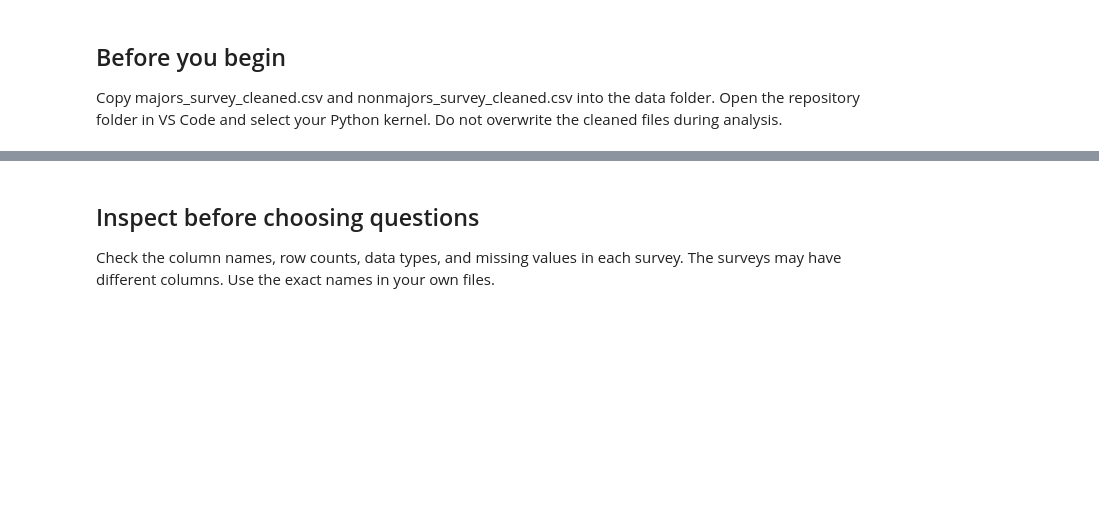
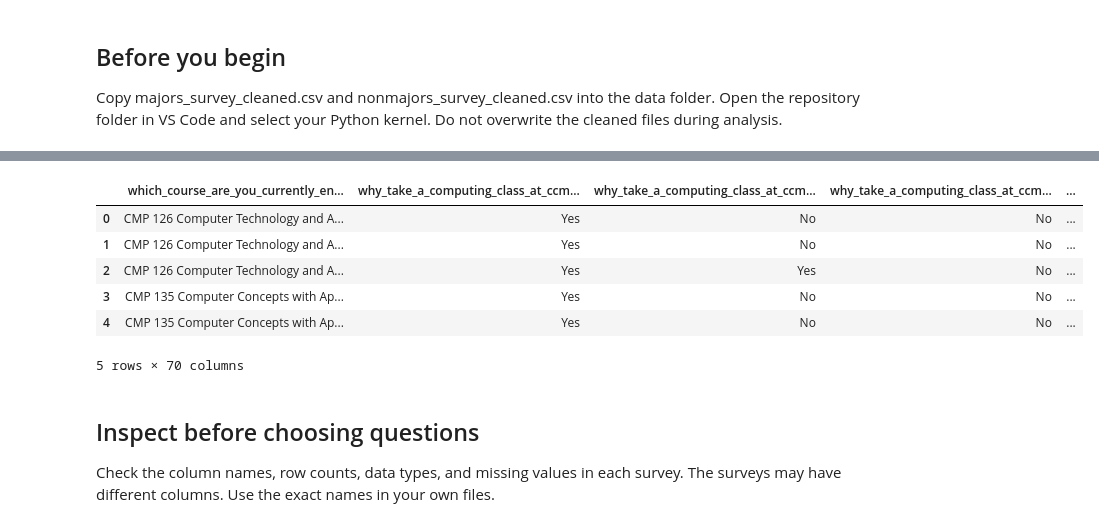
Before and after one commit to hendersongiovann-tech/CMP262-project-01-part-01-data, a Jupyter notebook: DataVisualization.ipynb, the cells around one changed output, grey strips where cells are left out. Saved outputs shown, nothing was run; the diff lists cells and outputs as text; code cells hidden in the pictures; blank space fills up the shorter version.

```diff
--- a/DataVisualization.ipynb
+++ b/DataVisualization.ipynb
@@ -25,6 +33,14 @@ majors.head()
 # %%
 # Preview the nonmajors survey.
-nonmajors.head()
+nonmajors_cleaned.head()
+# %% [output]
+|  | which_course_are_you_currently_en... | why_take_a_computing_class_at_ccm... | why_take_a_computing_class_at_ccm... | why_take_a_computing_class_at_ccm... | ... |
+| 0 | CMP 126 Computer Technology and A... | Yes | No | No | ... |
+| 1 | CMP 126 Computer Technology and A... | Yes | No | No | ... |
+| 2 | CMP 126 Computer Technology and A... | Yes | Yes | No | ... |
+| 3 | CMP 135 Computer Concepts with Ap... | Yes | No | No | ... |
+| 4 | CMP 135 Computer Concepts with Ap... | Yes | No | No | ... |
+5 rows × 70 columns
 # %% [markdown]
 ## Inspect before choosing questions
 Check the column names, row counts, data types, and missing values in each survey. The surveys may have different columns. Use the exact names in your own files.
```
Also changed, not shown: parts of 2 cells of this notebook, 2 other files.
